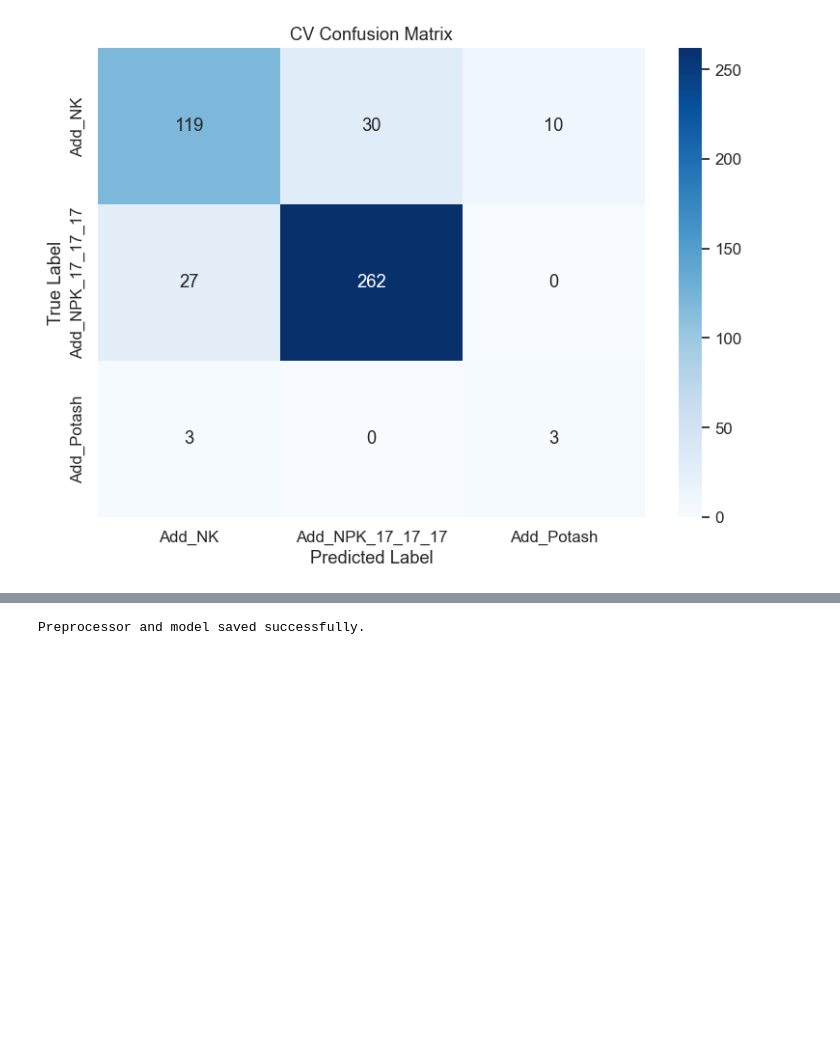
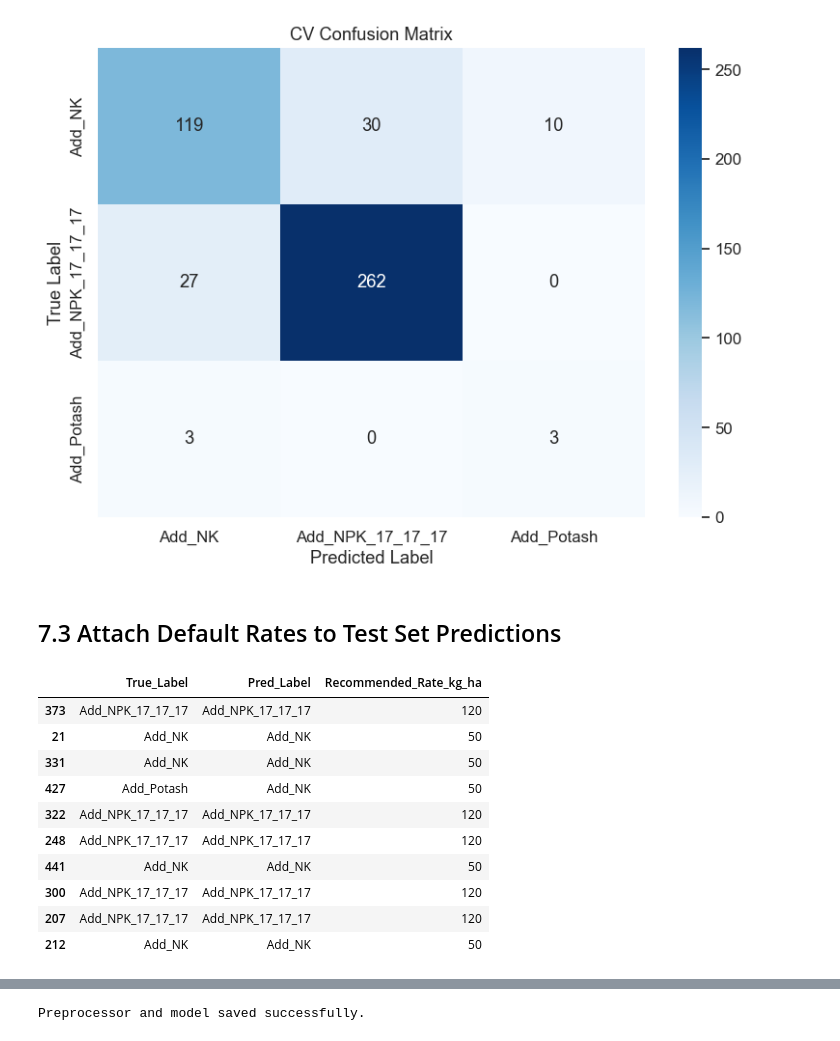
Before and after one commit to charite-uwatwembi/Capstone, a Jupyter notebook: ML_model/Notebook.ipynb, the cells around one changed output, grey strips where cells are left out. Saved outputs shown, nothing was run; the diff lists cells and outputs as text; code cells hidden in the pictures; blank space fills up the shorter version.

```diff
--- a/ML_model/Notebook.ipynb
+++ b/ML_model/Notebook.ipynb
@@ -260,22 +360,3 @@ rf_clf = RandomForestClassifier(
 rf_clf.fit(X_res, y_res)
 # %% [output]
 RandomForestClassifier(class_weight='balanced', max_depth=10, random_state=42)
-# %%
-# 7.1 Predictions on Test Set
-y_pred = rf_clf.predict(X_test)
-
-# 7.2 Classification Report
-print("Classification Report:\n")
-print(classification_report(y_test, y_pred))
-
-# 7.3 Confusion Matrix
-cm = confusion_matrix(y_test, y_pred, labels=rf_clf.classes_)
-plt.figure(figsize=(8, 6))
-sns.heatmap(cm, annot=True, fmt="d",
-            xticklabels=rf_clf.classes_,
-            yticklabels=rf_clf.classes_,
-            cmap="Blues")
-plt.ylabel("True Label")
-plt.xlabel("Predicted Label")
-plt.title("Confusion Matrix")
-plt.show()
@@ -352,3 +413,37 @@ Add_NPK_17_17_17     0.8973    0.9066    0.9019       289
        macro avg     0.6422    0.7183    0.6635       454
     weighted avg     0.8539    0.8458    0.8489       454
 [figure]
+# %% [markdown]
+## 7.3 Attach Default Rates to Test Set Predictions
+# %%
+# Define fixed default application rates (kg/ha) for each label
+default_rates = {
+    "Add_Urea": 40,
+    "Add_SSP": 170,
+    "Add_Potash": 16,
+    "Add_NK": 50,
+    "Add_DAP": 100,
+    "Add_NPK_17_17_17": 120,
+    "No_Fertilizer_Needed": 0
+}
+
+# Create a small results DataFrame
+results_df = X_test.copy()
+results_df["True_Label"] = y_test.values
+results_df["Pred_Label"] = y_pred
+results_df["Recommended_Rate_kg_ha"] = results_df["Pred_Label"].map(default_rates)
+
+# Display a few rows
+results_df[["True_Label", "Pred_Label", "Recommended_Rate_kg_ha"]].head(10)
+# %% [output]
+|  | True_Label | Pred_Label | Recommended_Rate_kg_ha |
+| 373 | Add_NPK_17_17_17 | Add_NPK_17_17_17 | 120 |
+| 21 | Add_NK | Add_NK | 50 |
+| 331 | Add_NK | Add_NK | 50 |
+| 427 | Add_Potash | Add_NK | 50 |
+| 322 | Add_NPK_17_17_17 | Add_NPK_17_17_17 | 120 |
+| 248 | Add_NPK_17_17_17 | Add_NPK_17_17_17 | 120 |
+| 441 | Add_NK | Add_NK | 50 |
+| 300 | Add_NPK_17_17_17 | Add_NPK_17_17_17 | 120 |
+| 207 | Add_NPK_17_17_17 | Add_NPK_17_17_17 | 120 |
+| 212 | Add_NK | Add_NK | 50 |
```
Also changed, not shown: parts of 39 cells of this notebook.
